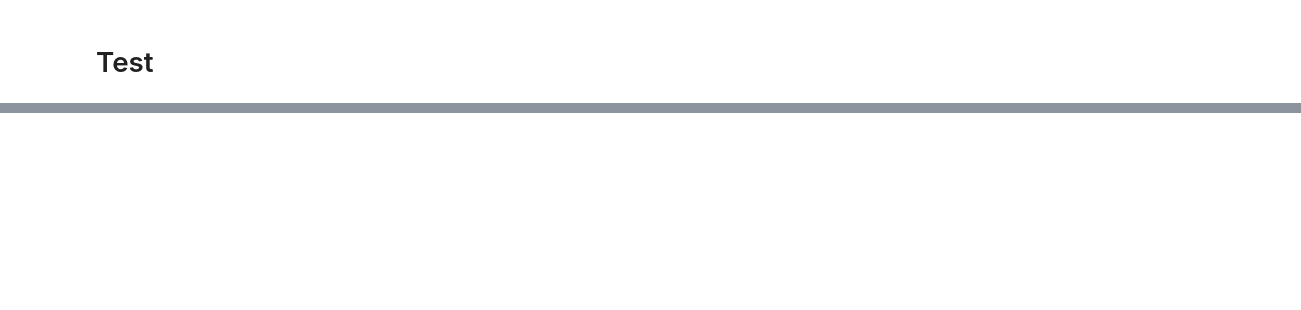
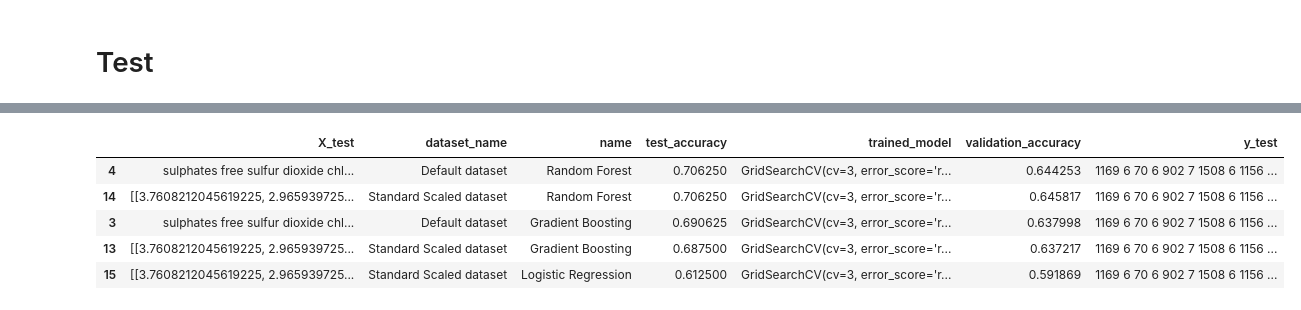
Before and after one commit to leotok/INF1032, a Jupyter notebook: T2/T1.2 Enunciado - Classificacao de vinhos.ipynb, the cells around one changed output, grey strips where cells are left out. Saved outputs shown, nothing was run; the diff lists cells and outputs as text; code cells hidden in the pictures; blank space fills up the shorter version.

```diff
--- a/T2/T1.2 Enunciado - Classificacao de vinhos.ipynb
+++ b/T2/T1.2 Enunciado - Classificacao de vinhos.ipynb
@@ -277,2 +284,10 @@ avg / total       0.53      0.55      0.53       320
 # %%
 models_info_df = pd.DataFrame(models_info).sort_values('test_accuracy', ascending=False)
+models_info_df.head()
+# %% [output]
+|  | X_test | dataset_name | name | test_accuracy | trained_model | validation_accuracy | y_test |
+| 4 | sulphates free sulfur dioxide chl... | Default dataset | Random Forest | 0.706250 | GridSearchCV(cv=3, error_score='r... | 0.644253 | 1169 6 70 6 902 7 1508 6 1156 ... |
+| 14 | [[3.7608212045619225, 2.965939725... | Standard Scaled dataset | Random Forest | 0.706250 | GridSearchCV(cv=3, error_score='r... | 0.645817 | 1169 6 70 6 902 7 1508 6 1156 ... |
+| 3 | sulphates free sulfur dioxide chl... | Default dataset | Gradient Boosting | 0.690625 | GridSearchCV(cv=3, error_score='r... | 0.637998 | 1169 6 70 6 902 7 1508 6 1156 ... |
+| 13 | [[3.7608212045619225, 2.965939725... | Standard Scaled dataset | Gradient Boosting | 0.687500 | GridSearchCV(cv=3, error_score='r... | 0.637217 | 1169 6 70 6 902 7 1508 6 1156 ... |
+| 15 | [[3.7608212045619225, 2.965939725... | Standard Scaled dataset | Logistic Regression | 0.612500 | GridSearchCV(cv=3, error_score='r... | 0.591869 | 1169 6 70 6 902 7 1508 6 1156 ... |
```
Also changed, not shown: parts of 14 cells of this notebook.
